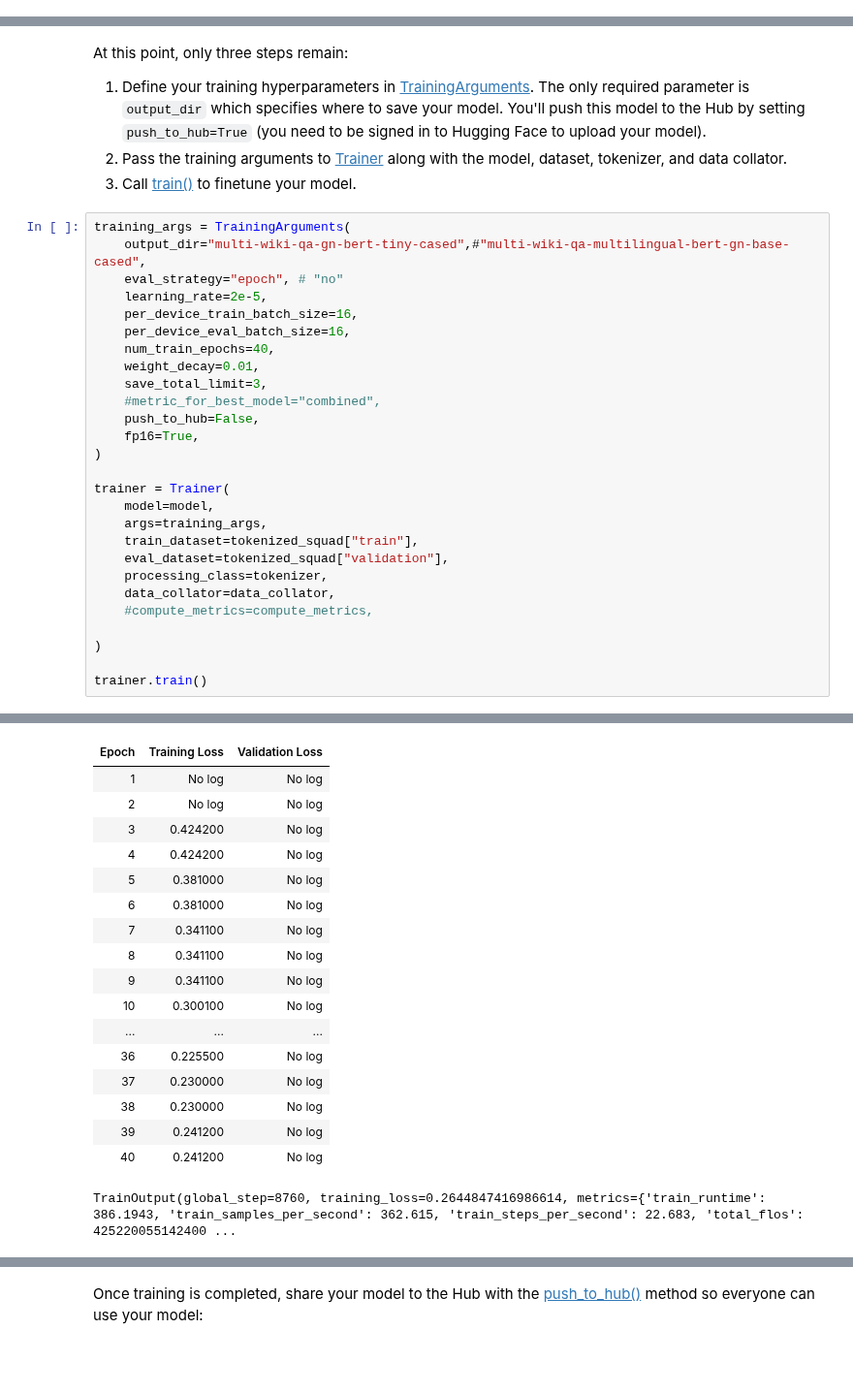
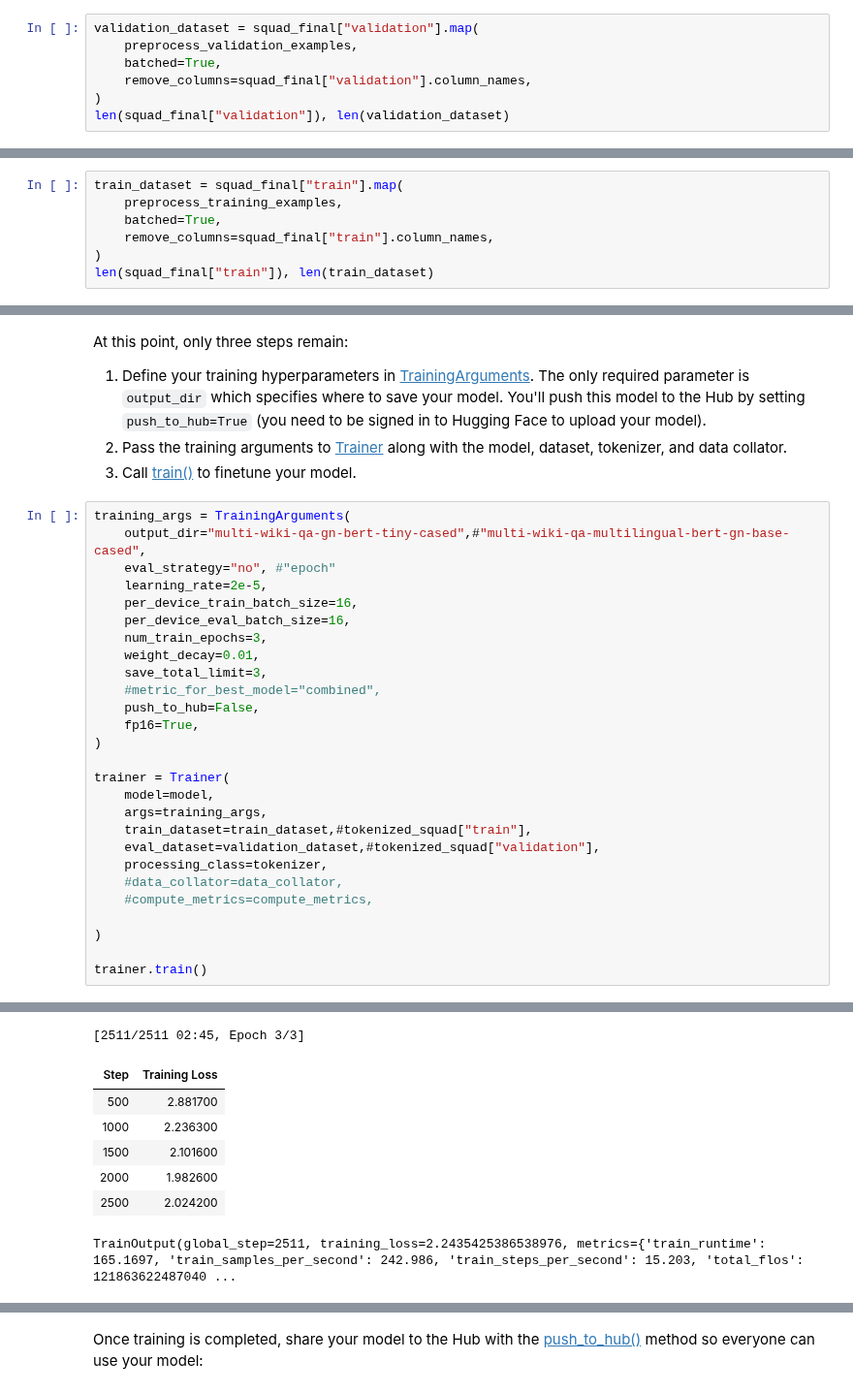
Before and after one commit to mmaguero/diploma_fpuna_nlp_ia, a Jupyter notebook: 2025/guarani_wiki_question_answering.ipynb, the cells around one changed output, grey strips where cells are left out. Shown at 97% size. Drawn from its saved outputs; the diff is of its cells as text; blank space fills up the shorter version.

```diff
--- a/2025/guarani_wiki_question_answering.ipynb
+++ b/2025/guarani_wiki_question_answering.ipynb
@@ -515,0 +397,7 @@ Modified 'compute_metrics' function to include explicit printing and error handl
+# %%
+validation_dataset = squad_final["validation"].map(
+    preprocess_validation_examples,
+    batched=True,
+    remove_columns=squad_final["validation"].column_names,
+)
+len(squad_final["validation"]), len(validation_dataset)
@@ -515,0 +470,7 @@ Modified 'compute_metrics' function to include explicit printing and error handl
+# %%
+train_dataset = squad_final["train"].map(
+    preprocess_training_examples,
+    batched=True,
+    remove_columns=squad_final["train"].column_names,
+)
+len(squad_final["train"]), len(train_dataset)
@@ -539,11 +502,11 @@ At this point, only three steps remain:
 # %%
 training_args = TrainingArguments(
     output_dir="multi-wiki-qa-gn-bert-tiny-cased",#"multi-wiki-qa-multilingual-bert-gn-base-cased",
-    eval_strategy="epoch", # "no"
+    eval_strategy="no", #"epoch"
     learning_rate=2e-5,
     per_device_train_batch_size=16,
     per_device_eval_batch_size=16,
-    num_train_epochs=40,
+    num_train_epochs=3,
     weight_decay=0.01,
     save_total_limit=3,
     #metric_for_best_model="combined",
@@ -554,10 +517,10 @@ training_args = TrainingArguments(
 trainer = Trainer(
     model=model,
     args=training_args,
-    train_dataset=tokenized_squad["train"],
-    eval_dataset=tokenized_squad["validation"],
+    train_dataset=train_dataset,#tokenized_squad["train"],
+    eval_dataset=validation_dataset,#tokenized_squad["validation"],
     processing_class=tokenizer,
-    data_collator=data_collator,
+    #data_collator=data_collator,
     #compute_metrics=compute_metrics,
 
 )
@@ -568,18 +531,8 @@ trainer.train()
+[2511/2511 02:45, Epoch 3/3]
-| Epoch | Training Loss | Validation Loss |
-| 1 | No log | No log |
-| 2 | No log | No log |
-| 3 | 0.424200 | No log |
-| 4 | 0.424200 | No log |
-| 5 | 0.381000 | No log |
-| 6 | 0.381000 | No log |
-| 7 | 0.341100 | No log |
-| 8 | 0.341100 | No log |
-| 9 | 0.341100 | No log |
-| 10 | 0.300100 | No log |
-| ... | ... | ... |
-| 36 | 0.225500 | No log |
-| 37 | 0.230000 | No log |
-| 38 | 0.230000 | No log |
-| 39 | 0.241200 | No log |
-| 40 | 0.241200 | No log |
+| Step | Training Loss |
+| 500 | 2.881700 |
+| 1000 | 2.236300 |
+| 1500 | 2.101600 |
+| 2000 | 1.982600 |
+| 2500 | 2.024200 |
-TrainOutput(global_step=8760, training_loss=0.2644847416986614, metrics={'train_runtime': 386.1943, 'train_samples_per_second': 362.615, 'train_steps_per_second': 22.683, 'total_flos': 425220055142400 ...
+TrainOutput(global_step=2511, training_loss=2.2435425386538976, metrics={'train_runtime': 165.1697, 'train_samples_per_second': 242.986, 'train_steps_per_second': 15.203, 'total_flos': 121863622487040 ...
```
Also changed, not shown: parts of 26 cells of this notebook.
